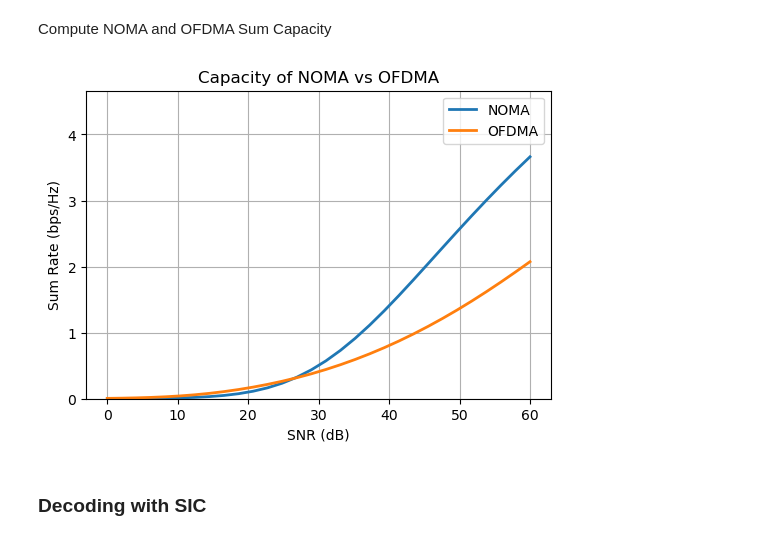
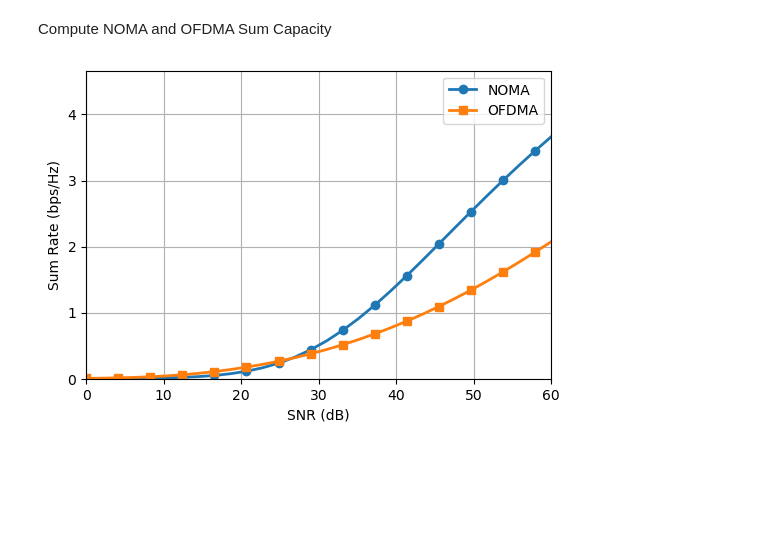
Before and after one commit to muhd-umer/comyx, a Jupyter notebook: assignments/assignment_2/noma_implementation.ipynb, the cells around one changed output. Cells and saved outputs as stored; diff of their text form; code cells hidden in the pictures; blank space fills up the shorter version.

Commit message:
Finalized NOMA implementation

```diff
--- a/assignments/assignment_2/noma_implementation.ipynb
+++ b/assignments/assignment_2/noma_implementation.ipynb
@@ -287,18 +219,18 @@ ofdma_sumrate, _ = calculate_ofdma_rate(M, K, Pt_lin, gain_mat, noise_lin, beta_
 # %%
 # Plot the sum capacity of NOMA and OFDMA vs SNR
 SNR = Pt - noise
 plt.figure()
-plt.plot(SNR, noma_sumrate, linewidth=2)
-plt.plot(SNR, ofdma_sumrate, linewidth=2)
+plt.plot(SNR, noma_sumrate, marker="o", linewidth=2, markevery=2)
+plt.plot(SNR, ofdma_sumrate, marker="s", linewidth=2, markevery=2)
 plt.xlabel("SNR (dB)")
 plt.ylabel("Sum Rate (bps/Hz)")
-plt.legend(["NOMA", "OFDMA"])
-plt.title("Capacity of NOMA vs OFDMA")
+
+# plt.title("Capacity of NOMA vs OFDMA")
+plt.xlim([min(SNR), max(SNR)])
 plt.ylim([0, max(noma_sumrate) + 1])
 plt.grid(True)
+plt.legend(["NOMA", "OFDMA"])
 plt.savefig("noma_vs_ofdma.pdf", bbox_inches="tight")
 plt.show()
 # %% [output]
-[figure, old version]
+[figure, new version]
-# %% [markdown]
-### Decoding with SIC
```
Also changed, not shown: parts of 23 cells of this notebook, 8 other files.
